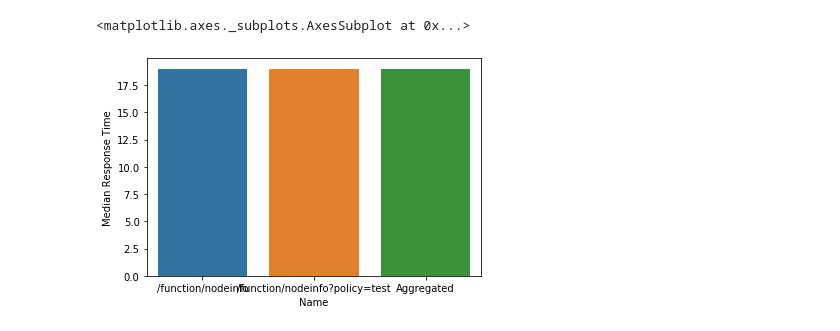
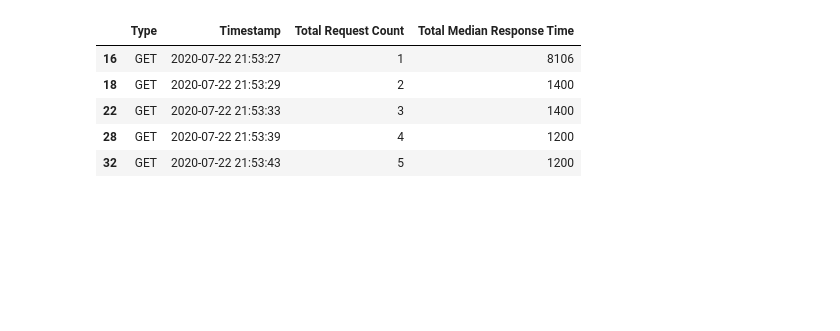
Before and after one commit to PEng2020-Subject3/benchmark, a Jupyter notebook: offline-analysis.ipynb, the cells around one changed output. Saved outputs shown, nothing was run; the diff lists cells and outputs as text; code cells hidden in the pictures; blank space fills up the shorter version.

```diff
--- a/offline-analysis.ipynb
+++ b/offline-analysis.ipynb
@@ -38,5 +8,21 @@ plot.show()
-# %%
-sns.barplot(y=df['Median Response Time'], x=df['Name'])
-# %% [output]
-<matplotlib.axes._subplots.AxesSubplot at 0x...>
-[figure, removed]
+# %%
+## Prepare data
+def dropUnwanted(df):
+    df = df[["Type", "Timestamp","Total Request Count", "Total Median Response Time"]]
+    df = df.dropna(how='any')
+    df = df.drop_duplicates(subset=["Total Request Count"])
+    df = df[(df[["Total Request Count"]] != 0).all(axis=1)]
+    df['Timestamp'] = pd.to_datetime(df['Timestamp'], unit='s')
+    return df
+
+df_policy = dropUnwanted(df_policy)
+df_default = dropUnwanted(df_default)
+
+df_policy.head()
+# %% [output]
+|  | Type | Timestamp | Total Request Count | Total Median Response Time |
+| 16 | GET | 2020-07-22 21:53:27 | 1 | 8106 |
+| 18 | GET | 2020-07-22 21:53:29 | 2 | 1400 |
+| 22 | GET | 2020-07-22 21:53:33 | 3 | 1400 |
+| 28 | GET | 2020-07-22 21:53:39 | 4 | 1200 |
+| 32 | GET | 2020-07-22 21:53:43 | 5 | 1200 |
```
Also changed, not shown: parts of 8 cells of this notebook.
